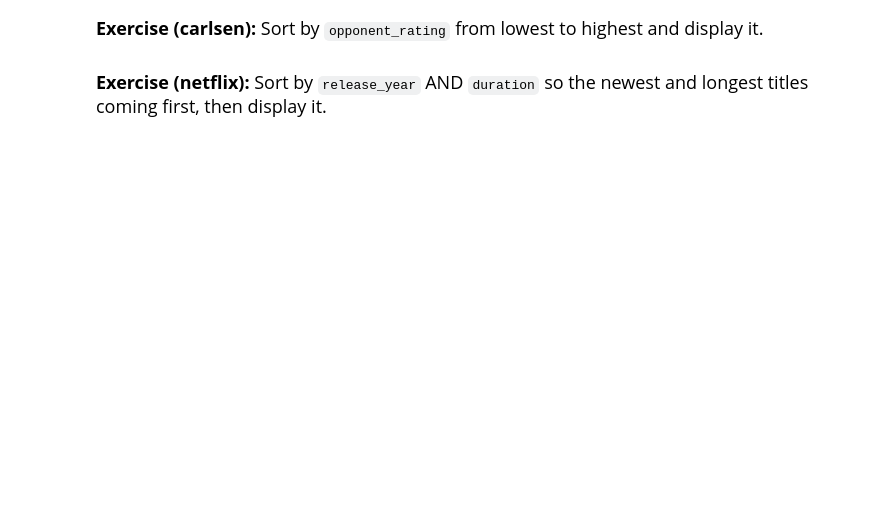
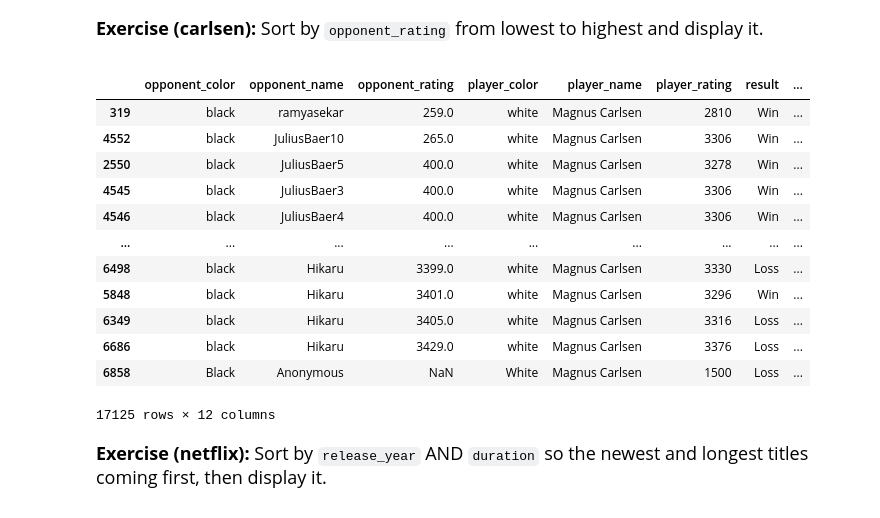
Before and after one commit to aabelnegash/datasci185fall2026, a Jupyter notebook: Lecture_17_Pandas/lecture_17_Pandas_basics.ipynb, the cells around one changed output. Saved outputs shown, nothing was run; the diff lists cells and outputs as text; code cells hidden in the pictures; blank space fills up the shorter version.

```diff
--- a/Lecture_17_Pandas/lecture_17_Pandas_basics.ipynb
+++ b/Lecture_17_Pandas/lecture_17_Pandas_basics.ipynb
@@ -247,8 +409,28 @@ print(carsorted)
 <font size = "4">
 
 **Exercise (carlsen):** Sort by `opponent_rating` from lowest to highest and display it.
+# %%
+carlsen = pd.read_csv("data_raw/exercise_data/magnus_carlsen_all_online_games_cleaned.csv")
 # %%
 # your answer here
+
+carlsen_sorted = carlsen.sort_values(by="opponent_rating", ascending=True)
+
+display(carlsen_sorted)
+# %% [output]
+|  | opponent_color | opponent_name | opponent_rating | player_color | player_name | player_rating | result | ... |
+| 319 | black | ramyasekar | 259.0 | white | Magnus Carlsen | 2810 | Win | ... |
+| 4552 | black | JuliusBaer10 | 265.0 | white | Magnus Carlsen | 3306 | Win | ... |
+| 2550 | black | JuliusBaer5 | 400.0 | white | Magnus Carlsen | 3278 | Win | ... |
+| 4545 | black | JuliusBaer3 | 400.0 | white | Magnus Carlsen | 3306 | Win | ... |
+| 4546 | black | JuliusBaer4 | 400.0 | white | Magnus Carlsen | 3306 | Win | ... |
+| ... | ... | ... | ... | ... | ... | ... | ... | ... |
+| 6498 | black | Hikaru | 3399.0 | white | Magnus Carlsen | 3330 | Loss | ... |
+| 5848 | black | Hikaru | 3401.0 | white | Magnus Carlsen | 3296 | Win | ... |
+| 6349 | black | Hikaru | 3405.0 | white | Magnus Carlsen | 3316 | Loss | ... |
+| 6686 | black | Hikaru | 3429.0 | white | Magnus Carlsen | 3376 | Loss | ... |
+| 6858 | Black | Anonymous | NaN | White | Magnus Carlsen | 1500 | Loss | ... |
+17125 rows × 12 columns
 # %% [markdown]
 <font size = "4">
 
```
Also changed, not shown: parts of 27 cells of this notebook, 1 other file.
